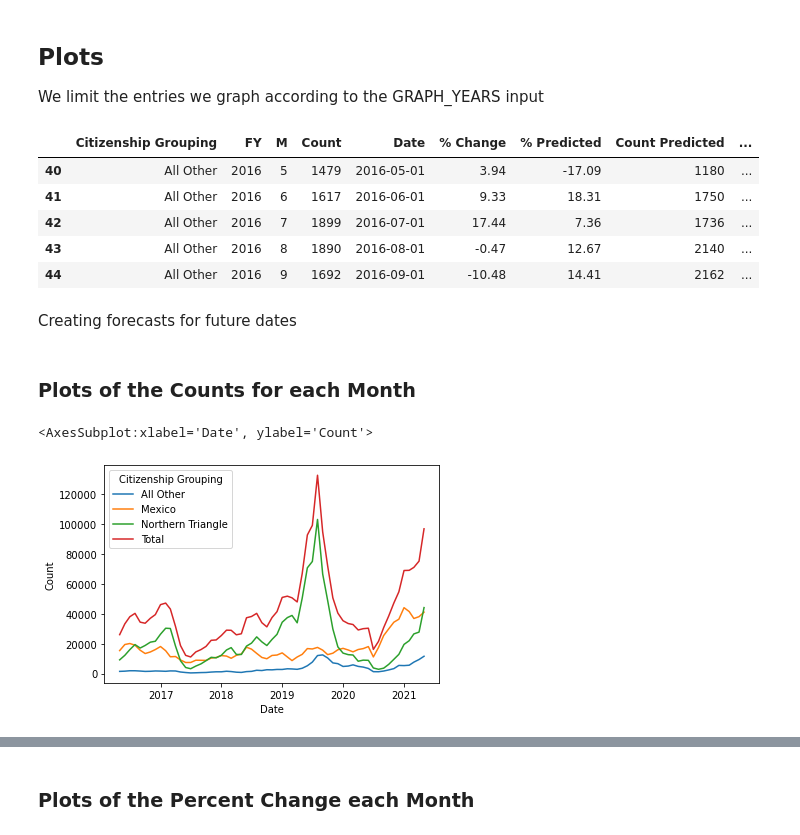
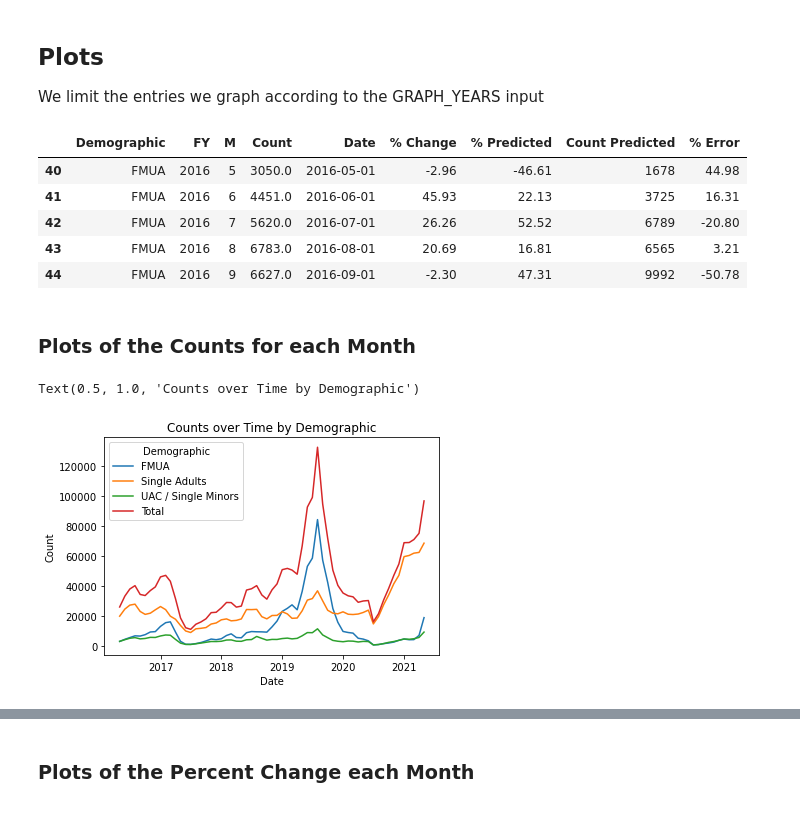
Before and after one commit to codbellamy/PSOR, a Jupyter notebook: Basic_Approach_commented.ipynb, the cells around one changed output, grey strips where cells are left out. Drawn from its saved outputs; the diff is of its cells as text; code cells hidden in the pictures.

```diff
--- a/Basic_Approach_commented.ipynb
+++ b/Basic_Approach_commented.ipynb
@@ -208 +202,21 @@ sum_df["% Error"] = round(100*(sum_df["Count"]-sum_df["Count Predicted"])/sum_df
+# %%
+# Creating forecasts for future dates
+most_recent_entry_date = pd.to_datetime(str(max(grouped_df.loc[grouped_df['FY']==max(grouped_df['FY']),"M"]))+" "+str(max(grouped_df['FY'])))
+for category in grouped_df[CATEGORY].unique():
+    row  = grouped_df.loc[(grouped_df[CATEGORY]==category)
+                        & (grouped_df["M"] == most_recent_entry_date.month)
+                        & (grouped_df["FY"] == most_recent_entry_date.year)]
+    row = grouped_df.iloc[row.index.values[0]]
+
+    value1 = Predict(grouped_df, row.index, row, PAST_YEARS=5)
+    value2 = Forecast(grouped_df, row.index, row)
+
+    if row["M"]!=12:
+        new_date = pd.to_datetime(str(row["M"]+1) + " " + str(row["FY"]), format="%m %Y")
+    else:
+        new_date = pd.to_datetime("1 " + str(row["FY"]+1), format="%m %Y")
+
+    new_row = {CATEGORY:category, 'FY':new_date.year, 'M':new_date.month, 'Count':np.nan, 'Date':new_date,
+          '% Change':np.nan, '% Predicted':value1, 'Count Predicted': value2, '% Error':np.nan}
+    grouped_df = grouped_df.append(new_row, ignore_index=True)
 # %% [markdown]
@@ -291,47 +319,28 @@ We limit the entries we graph according to the GRAPH_YEARS input
 # %%
-most_recent_entry_date = pd.to_datetime(str(max(sum_df.loc[sum_df['FY']==max(sum_df['FY']),"M"]))+" "+str(max(sum_df['FY'])))
-
-graph_df = sum_df.loc[sum_df['Date'] >= pd.to_datetime(
+# selecting the number "GRAPH_YEARS" to show on the graph
+# we may not want to show everything back to 2013
+graph_df = grouped_df.loc[grouped_df['Date'] >= pd.to_datetime(
     str(most_recent_entry_date.month) + " " + str(most_recent_entry_date.year-GRAPH_YEARS), format="%m %Y")]
 
 inv_month_map = {integer: month for month, integer in month_map.items()}
 
 graph_df.head()
 # %% [output]
-|  | Citizenship Grouping | FY | M | Count | Date | % Change | % Predicted | Count Predicted | ... |
-| 40 | All Other | 2016 | 5 | 1479 | 2016-05-01 | 3.94 | -17.09 | 1180 | ... |
-| 41 | All Other | 2016 | 6 | 1617 | 2016-06-01 | 9.33 | 18.31 | 1750 | ... |
-| 42 | All Other | 2016 | 7 | 1899 | 2016-07-01 | 17.44 | 7.36 | 1736 | ... |
-| 43 | All Other | 2016 | 8 | 1890 | 2016-08-01 | -0.47 | 12.67 | 2140 | ... |
-| 44 | All Other | 2016 | 9 | 1692 | 2016-09-01 | -10.48 | 14.41 | 2162 | ... |
+|  | Demographic | FY | M | Count | Date | % Change | % Predicted | Count Predicted | % Error |
+| 40 | FMUA | 2016 | 5 | 3050.0 | 2016-05-01 | -2.96 | -46.61 | 1678 | 44.98 |
+| 41 | FMUA | 2016 | 6 | 4451.0 | 2016-06-01 | 45.93 | 22.13 | 3725 | 16.31 |
+| 42 | FMUA | 2016 | 7 | 5620.0 | 2016-07-01 | 26.26 | 52.52 | 6789 | -20.80 |
+| 43 | FMUA | 2016 | 8 | 6783.0 | 2016-08-01 | 20.69 | 16.81 | 6565 | 3.21 |
+| 44 | FMUA | 2016 | 9 | 6627.0 | 2016-09-01 | -2.30 | 47.31 | 9992 | -50.78 |
-# %% [markdown]
-Creating forecasts for future dates
-# %%
-for category in sum_df[CATEGORY].unique():
-    row  = sum_df.loc[(sum_df[CATEGORY]==category)
-                        & (sum_df["M"] == most_recent_entry_date.month)
-                        & (sum_df["FY"] == most_recent_entry_date.year)]
-    row = sum_df.iloc[row.index.values[0]]
-
-    value1 = Predict(sum_df, row.index, row, PAST_YEARS=5)
-    value2 = Forecast(sum_df, row.index, row)
-
-    if row["M"]!=12:
-        new_date = pd.to_datetime(str(row["M"]+1) + " " + str(row["FY"]), format="%m %Y")
-    else:
-        new_date = pd.to_datetime("1 " + str(row["FY"]+1), format="%m %Y")
-
-    new_row = {CATEGORY:category, 'FY':new_date.year, 'M':new_date.month, 'Count':np.nan, 'Date':new_date,
-          '% Change':np.nan, '% Predicted':value1, 'Count Predicted': value2, '% Error':np.nan}
-    graph_df = graph_df.append(new_row, ignore_index=True)
 # %% [markdown]
 ### Plots of the Counts for each Month
 # %%
 # this plot shows the predicted counts for each demographic, year-to-year.
 sns.lineplot(data=graph_df,x="Date",y="Count",hue=CATEGORY)
+plt.title("Counts over Time by "+CATEGORY)
 # %% [output]
-<AxesSubplot:xlabel='Date', ylabel='Count'>
+Text(0.5, 1.0, 'Counts over Time by Demographic')
-[figure, old version]
+[figure, new version]
 # %%
 # these graphs are the same as the previous one, the predicted counts for each month, but instead
 # of all three demographics overlayed on one graph, they are separated into three different graphs
```
Also changed, not shown: parts of 29 cells of this notebook.
